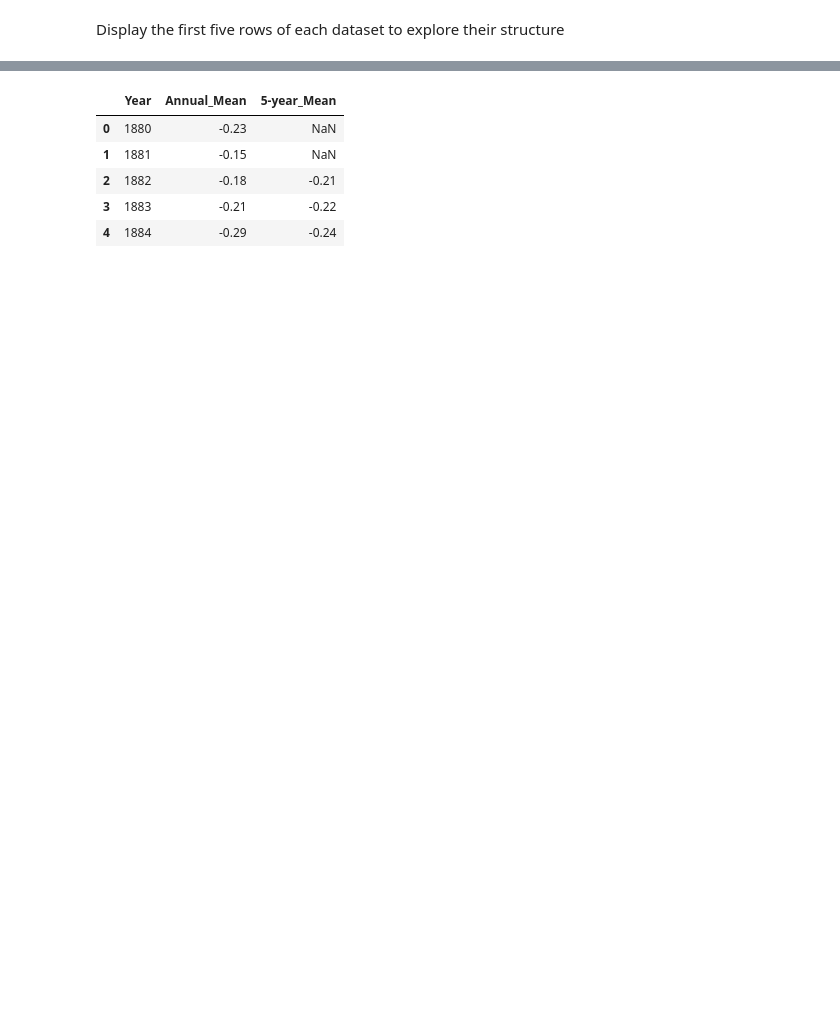
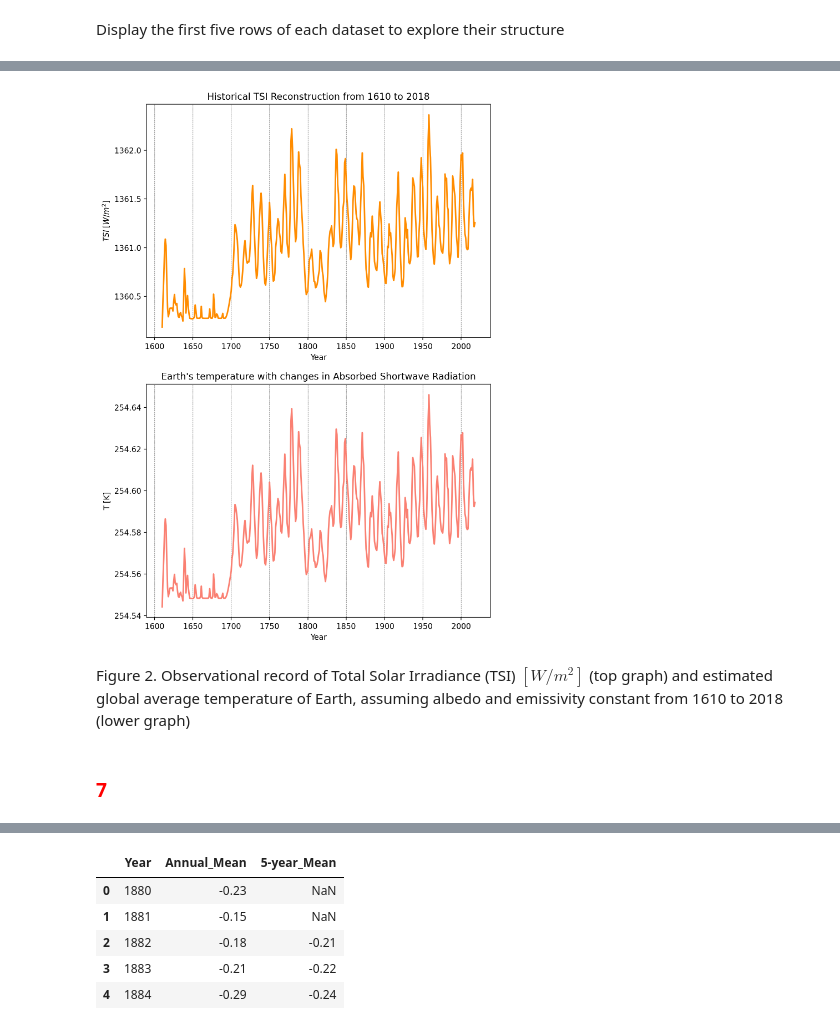
Before and after one commit to ees-climate-fall24/unit2_grisales, a Jupyter notebook: MiniProject1a_Grisales.ipynb, the cells around one changed output, grey strips where cells are left out. Cells and saved outputs as stored; diff of their text form; code cells hidden in the pictures; blank space fills up the shorter version.

```diff
--- a/MiniProject1a_Grisales.ipynb
+++ b/MiniProject1a_Grisales.ipynb
@@ -104,0 +290,42 @@ Display the first five rows of each dataset to explore their structure
+# %%
+# Figure with three plots down one column
+fig, (ax1, ax2) = plt.subplots(nrows = 2, ncols = 1, figsize = (8, 12))
+
+### add the GISS temp dataset to the plot first:
+ax1.plot(solar_constant_data['year'],
+        solar_constant_data['TSI [W/m^2]'],
+        linewidth=2,
+        color='darkorange')
+
+## add plot title:
+ax1.set_title('Historical TSI Reconstruction from 1610 to 2018')
+
+## add axes labes:
+ax1.set_ylabel(r'$ TSI_ [W/ m^{2}]$')
+ax1.set_xlabel('Year')
+#Add vertical grid
+ax1.grid(True,axis='x',linestyle='--', linewidth=0.5, color = 'dimgray')
+
+### add the Earth's surface temperature from the original model to the plot first:
+ax2.plot(solar_constant_data['year'],
+        earth_surface_temp(S0 = solar_constant_data['TSI [W/m^2]']),
+        linewidth=2,
+        color='salmon')
+
+## add plot title:
+ax2.set_title("Earth's temperature with changes in Absorbed Shortwave Radiation")
+
+## add axes labes:
+ax2.set_ylabel('T [K]')
+ax2.set_xlabel('Year')
+#Add vertical grid
+ax2.grid(True,axis='x',linestyle='--', linewidth=0.5, color = 'dimgray')
+
+#Save image in working directory
+#fig.savefig('TSI_Tearth.png')
+# %% [output]
+[figure, added]
+# %% [markdown]
+Figure 2. Observational record of Total Solar Irradiance (TSI) $[W/ m^{2}]$ (top graph) and estimated global average temperature of Earth, assuming albedo and emissivity constant from 1610 to 2018 (lower graph)
+# %% [markdown]
+### <span style = "color: red">7</span>
```
Also changed, not shown: parts of 132 cells of this notebook.
